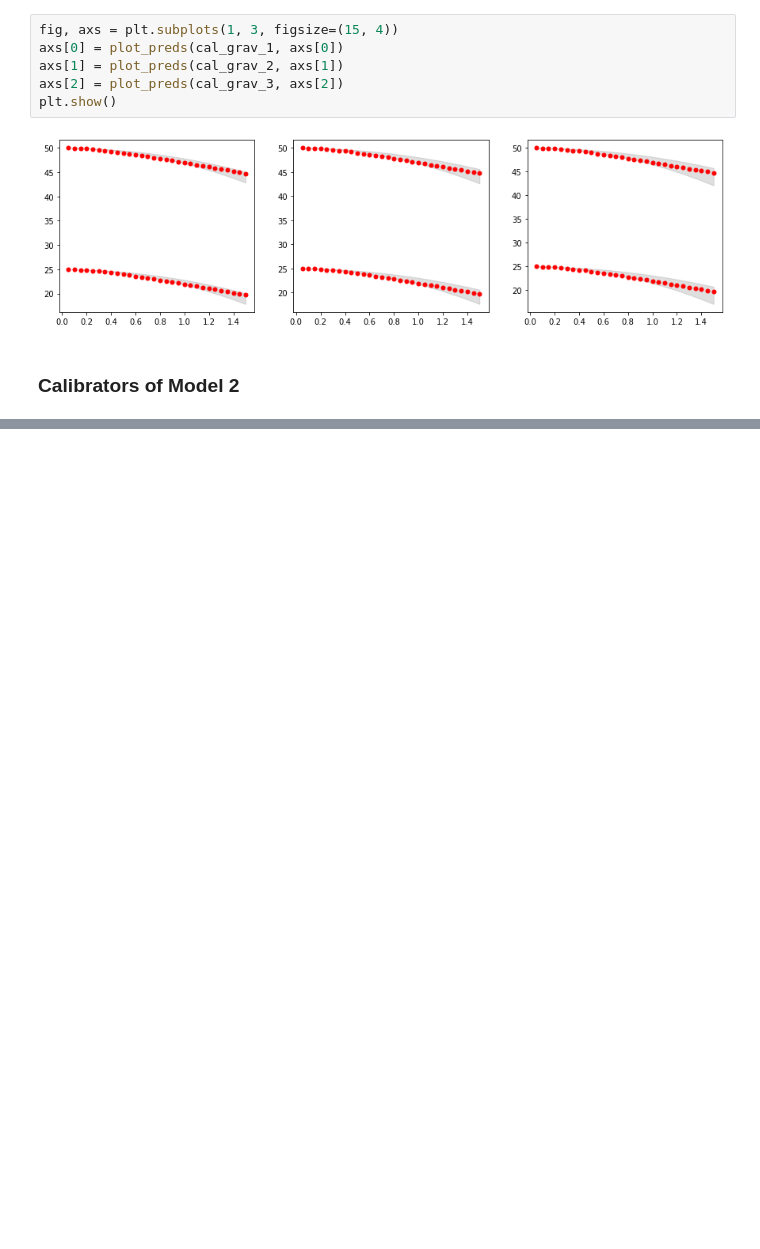
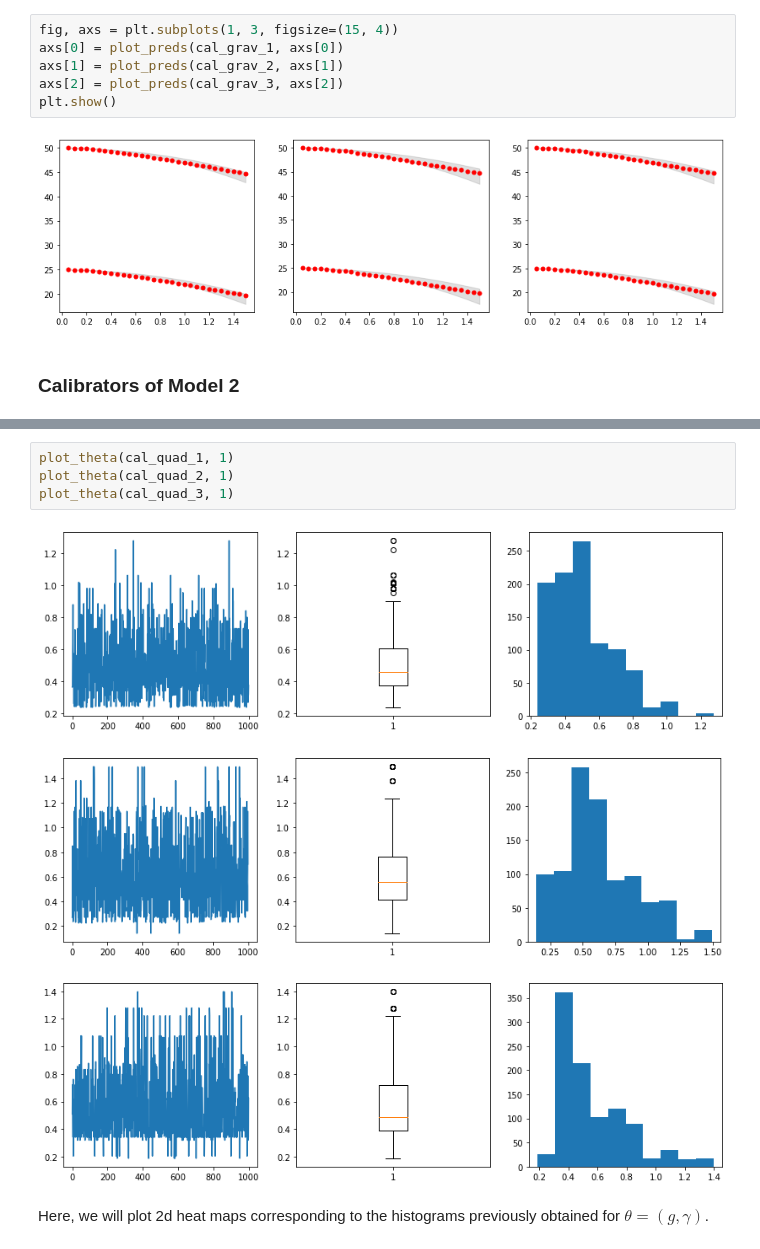
Before and after one commit to AlanSalgo1/BAND, a Jupyter notebook: BAND_Calibrator-Check1.ipynb, the cells around one changed output, grey strips where cells are left out. Saved outputs shown, nothing was run; the diff lists cells and outputs as text; blank space fills up the shorter version.

```diff
--- a/BAND_Calibrator-Check1.ipynb
+++ b/BAND_Calibrator-Check1.ipynb
@@ -317,0 +313,10 @@ plot_theta(cal_lin_3, 0)
+# %%
+plot_theta(cal_quad_1, 1)
+plot_theta(cal_quad_2, 1)
+plot_theta(cal_quad_3, 1)
+# %% [output]
+[figure, added]
+[figure, added]
+[figure, added]
+# %% [markdown]
+Here, we will plot 2d heat maps corresponding to the histograms previously obtained for $\theta = (g, \gamma)$.
```
Also changed, not shown: parts of 9 cells of this notebook, 2 other files.
